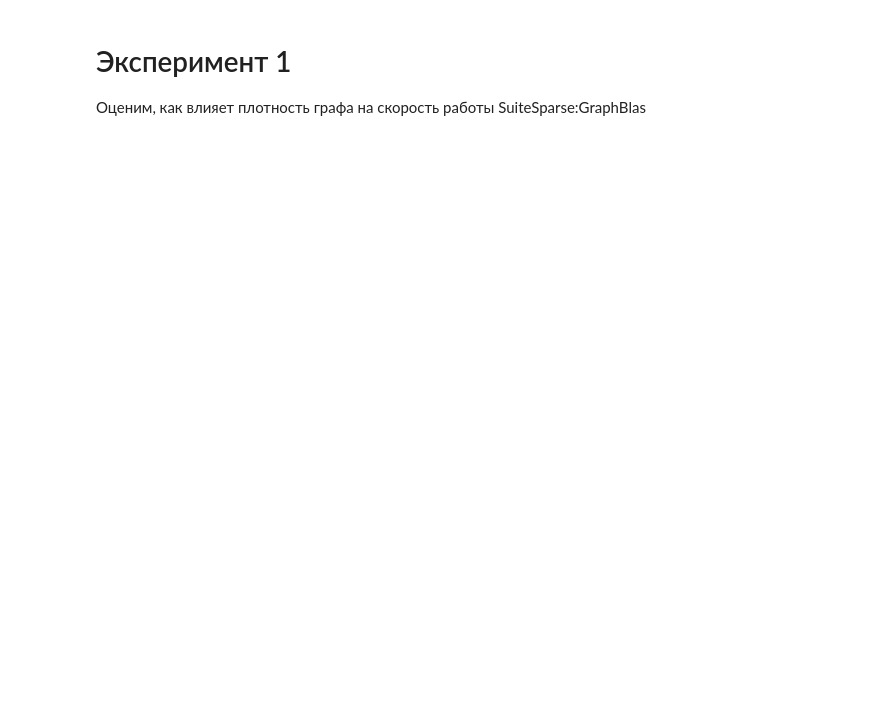
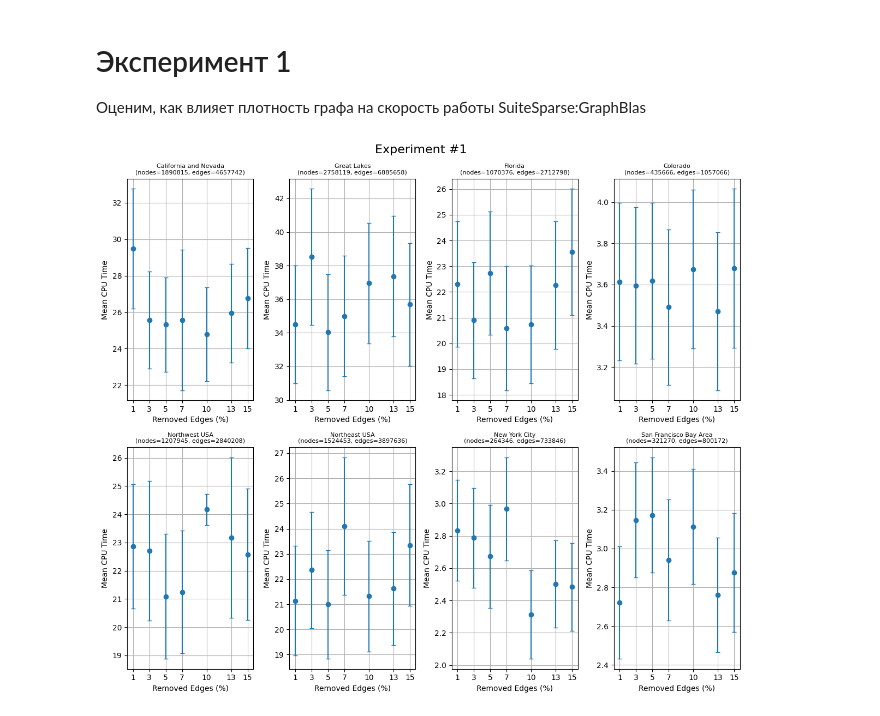
Before and after one commit to AlexShmak/graphs_analysis, a Jupyter notebook: boruvka/GraphBlas/src/experiments.ipynb, the cells around one changed output. Saved outputs shown, nothing was run; the diff lists cells and outputs as text; code cells hidden in the pictures; blank space fills up the shorter version.

Commit message:
Draw plots

```diff
--- a/boruvka/GraphBlas/src/experiments.ipynb
+++ b/boruvka/GraphBlas/src/experiments.ipynb
@@ -389,3 +390,41 @@ BAY = [
         confidence_interval=0.306632,
     ),
 ]
+# %%
+GRAPHS = {
+    "California and Nevada": Experiment1GraphData(1_890_815, 4_657_742, CAL),
+    "Great Lakes": Experiment1GraphData(2_758_119, 6_885_658, LKS),
+    "Florida": Experiment1GraphData(1_070_376, 2_712_798, FLA),
+    "Colorado": Experiment1GraphData(435_666, 1_057_066, COL),
+    "Northwest USA": Experiment1GraphData(1_207_945, 2_840_208, NW),
+    "Northeast USA": Experiment1GraphData(1_524_453, 3_897_636, NE),
+    "New York City": Experiment1GraphData(264_346, 733_846, NY),
+    "San Francisco Bay Area": Experiment1GraphData(321_270, 800_172, BAY),
+}
+# %%
+num_graphs = len(GRAPHS)
+cols = 4
+rows = math.ceil(num_graphs / cols)
+
+fig, axes = plt.subplots(rows, cols, figsize=(12, 5 * rows))
+axes = axes.flatten()
+
+for idx, (name, graph_data) in enumerate(GRAPHS.items()):
+    ax = axes[idx]
+    x = [d.removed_percent.value for d in graph_data.experiment]
+    y = [d.mean for d in graph_data.experiment]
+    yerr = [d.confidence_interval for d in graph_data.experiment]
+
+    ax.errorbar(x, y, yerr=yerr, fmt='o', capsize=3, label=name, color='tab:blue')
+    ax.set_title(f"{name}\n(nodes={graph_data.nodes_count}, edges={graph_data.edges_count})", fontsize=8)
+    ax.set_xlabel("Removed Edges (%)")
+    ax.set_ylabel("Mean CPU Time")
+    ax.grid(True)
+
+    ax.set_xticks(x)
+
+plt.tight_layout()
+plt.suptitle("Experiment #1", fontsize=16, y=1.02)
+plt.show()
+# %% [output]
+[figure, added]
```
Also changed, not shown: parts of 2 cells of this notebook.
